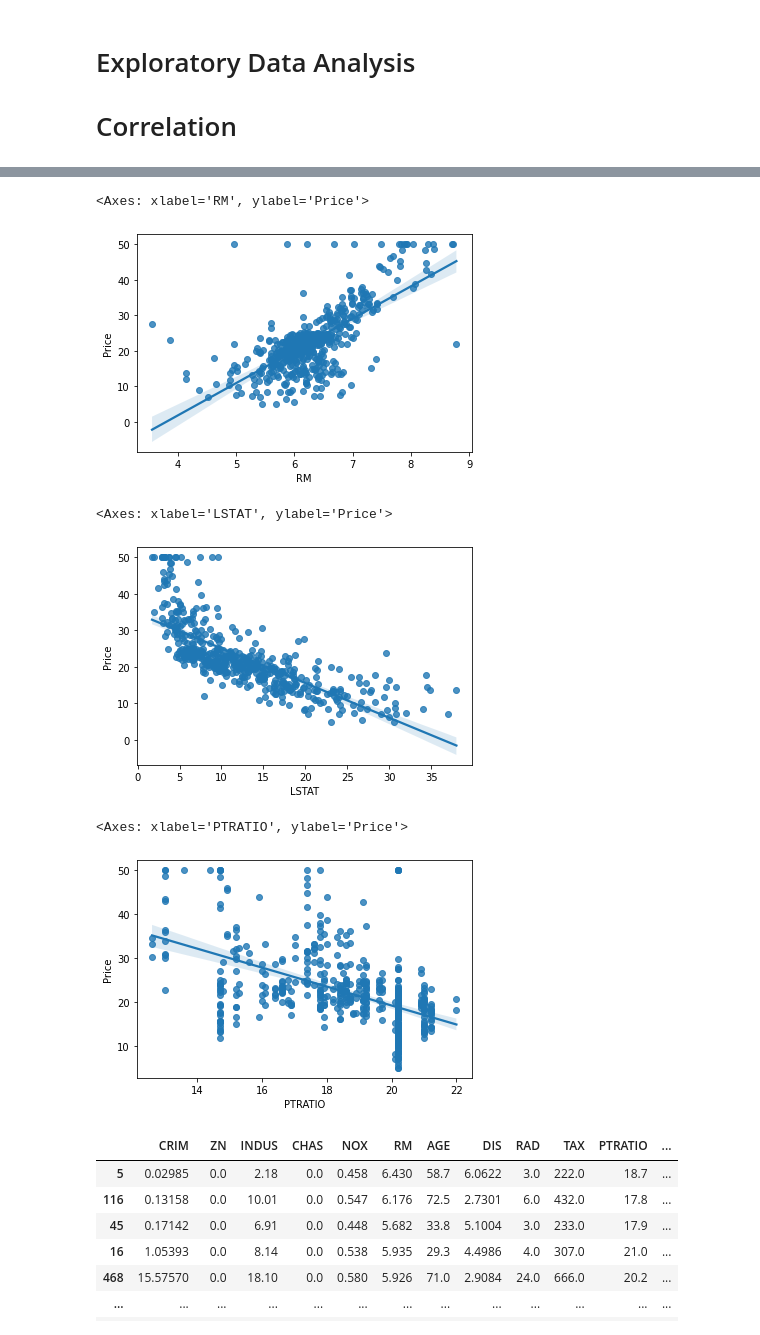
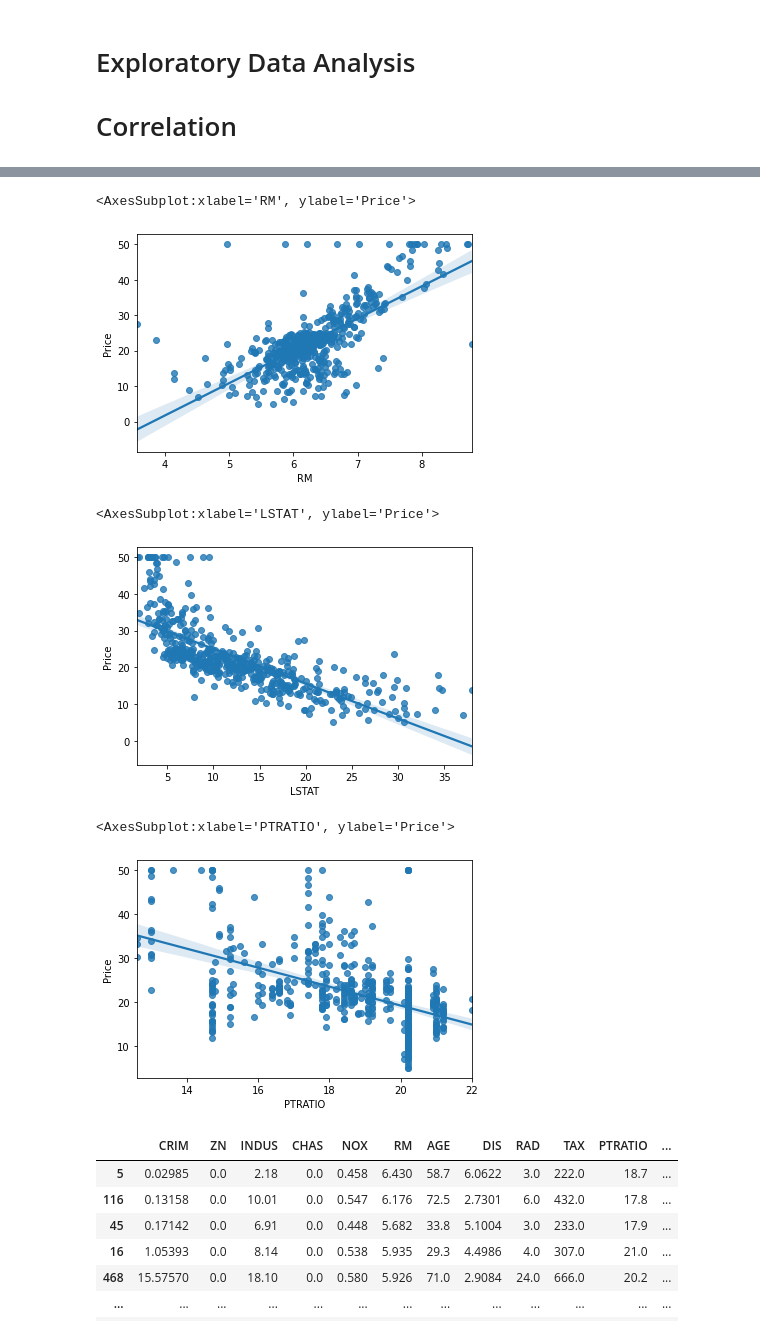
Before and after one commit to Sharma2003/bostonhousepricing, a Jupyter notebook: End_to_End Linear Regression.ipynb, the cells around one changed output, grey strips where cells are left out. Drawn from its saved outputs; the diff is of its cells as text; code cells hidden in the pictures.

```diff
--- a/End_to_End Linear Regression.ipynb
+++ b/End_to_End Linear Regression.ipynb
@@ -178,19 +178,19 @@ sns.scatterplot(dataset,x="RM",y="Price")
 [figure]
 # %%
-sns.regplot(dataset,x="RM",y="Price")
+sns.regplot(data=dataset,x="RM",y="Price")
 # %% [output]
-<Axes: xlabel='RM', ylabel='Price'>
+<AxesSubplot:xlabel='RM', ylabel='Price'>
-[figure, old version]
+[figure, new version]
 # %%
-sns.regplot(dataset,x="LSTAT",y="Price")
+sns.regplot(data=dataset,x="LSTAT",y="Price")
 # %% [output]
-<Axes: xlabel='LSTAT', ylabel='Price'>
+<AxesSubplot:xlabel='LSTAT', ylabel='Price'>
-[figure, old version]
+[figure, new version]
 # %%
-sns.regplot(dataset,x="PTRATIO",y="Price")
+sns.regplot(data=dataset,x="PTRATIO",y="Price")
 # %% [output]
-<Axes: xlabel='PTRATIO', ylabel='Price'>
+<AxesSubplot:xlabel='PTRATIO', ylabel='Price'>
-[figure, old version]
+[figure, new version]
 # %%
 ## Independent and Dependent features
 
```
Also changed, not shown: parts of 30 cells of this notebook, 5 other files.
